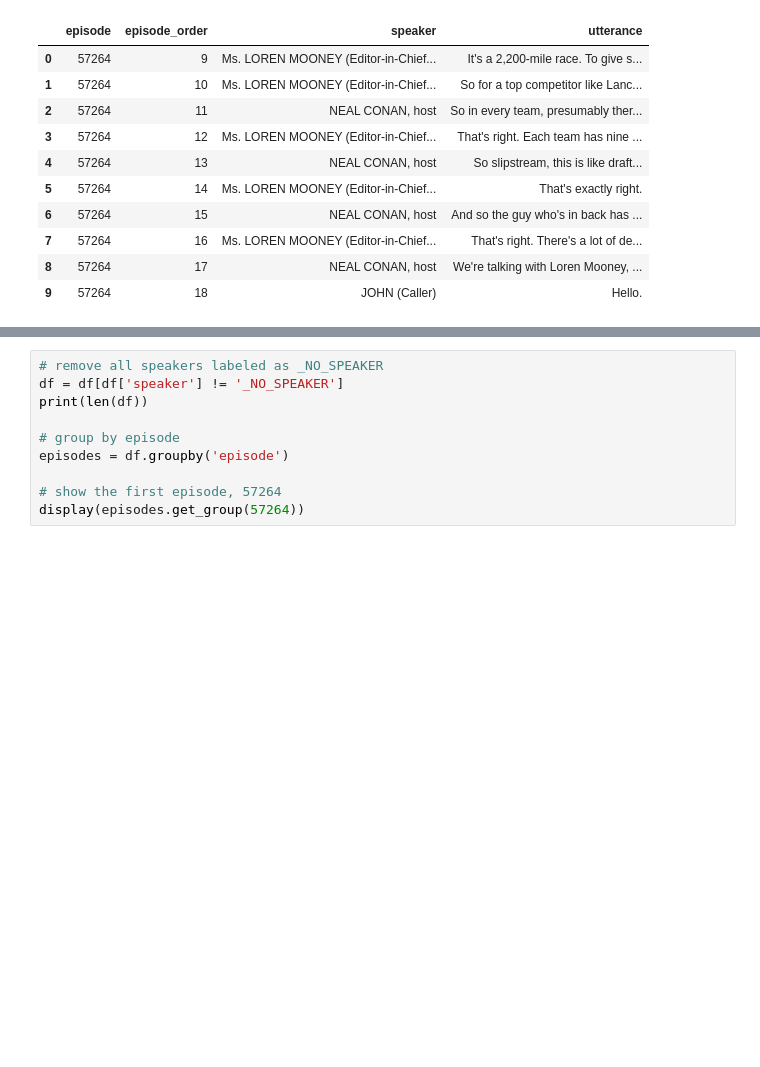
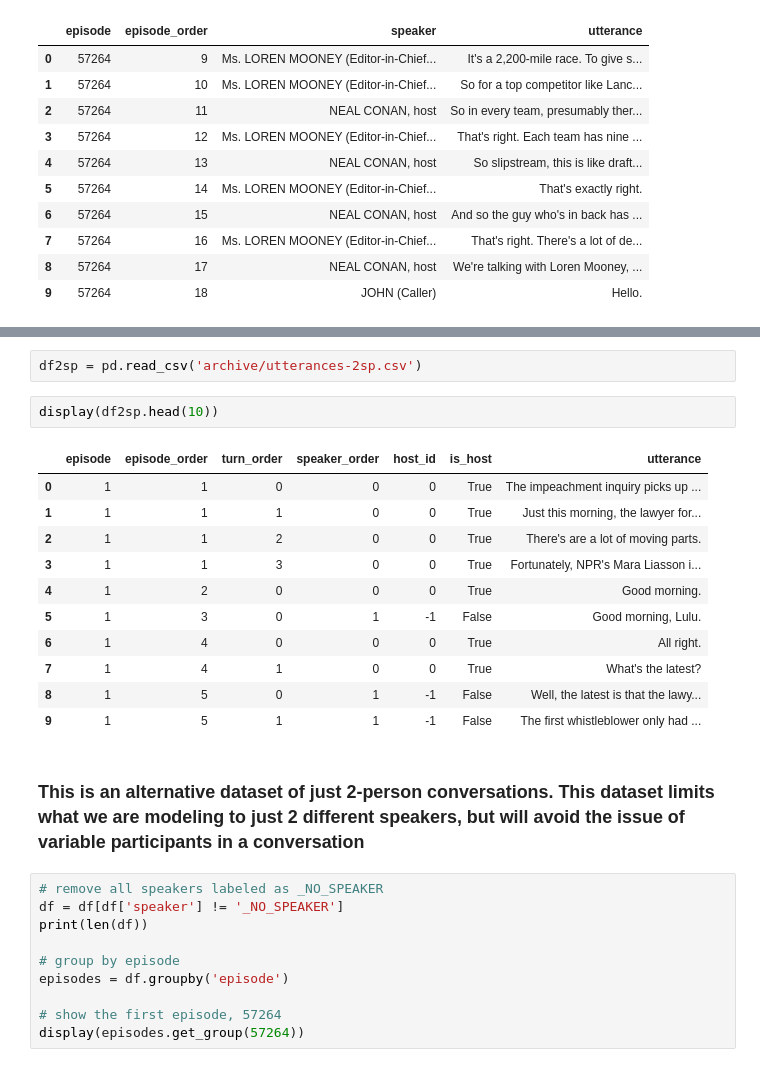
Before and after one commit to elmella/whos-who, a Jupyter notebook: new-phone-who-dis.ipynb, the cells around one changed output, grey strips where cells are left out. Cells and saved outputs as stored; diff of their text form; blank space fills up the shorter version.

```diff
--- a/new-phone-who-dis.ipynb
+++ b/new-phone-who-dis.ipynb
@@ -66,3 +215,21 @@ display(df.head(10))
+# %%
+df2sp = pd.read_csv('archive/utterances-2sp.csv')
+# %%
+display(df2sp.head(10))
+# %% [output]
+|  | episode | episode_order | turn_order | speaker_order | host_id | is_host | utterance |
+| 0 | 1 | 1 | 0 | 0 | 0 | True | The impeachment inquiry picks up ... |
+| 1 | 1 | 1 | 1 | 0 | 0 | True | Just this morning, the lawyer for... |
+| 2 | 1 | 1 | 2 | 0 | 0 | True | There's are a lot of moving parts. |
+| 3 | 1 | 1 | 3 | 0 | 0 | True | Fortunately, NPR's Mara Liasson i... |
+| 4 | 1 | 2 | 0 | 0 | 0 | True | Good morning. |
+| 5 | 1 | 3 | 0 | 1 | -1 | False | Good morning, Lulu. |
+| 6 | 1 | 4 | 0 | 0 | 0 | True | All right. |
+| 7 | 1 | 4 | 1 | 0 | 0 | True | What's the latest? |
+| 8 | 1 | 5 | 0 | 1 | -1 | False | Well, the latest is that the lawy... |
+| 9 | 1 | 5 | 1 | 1 | -1 | False | The first whistleblower only had ... |
+# %% [markdown]
+### This is an alternative dataset of just 2-person conversations. This dataset limits what we are modeling to just 2 different speakers, but will avoid the issue of variable participants in a conversation
 # %%
 # remove all speakers labeled as _NO_SPEAKER
 df = df[df['speaker'] != '_NO_SPEAKER']
```
Also changed, not shown: parts of 7 cells of this notebook.
